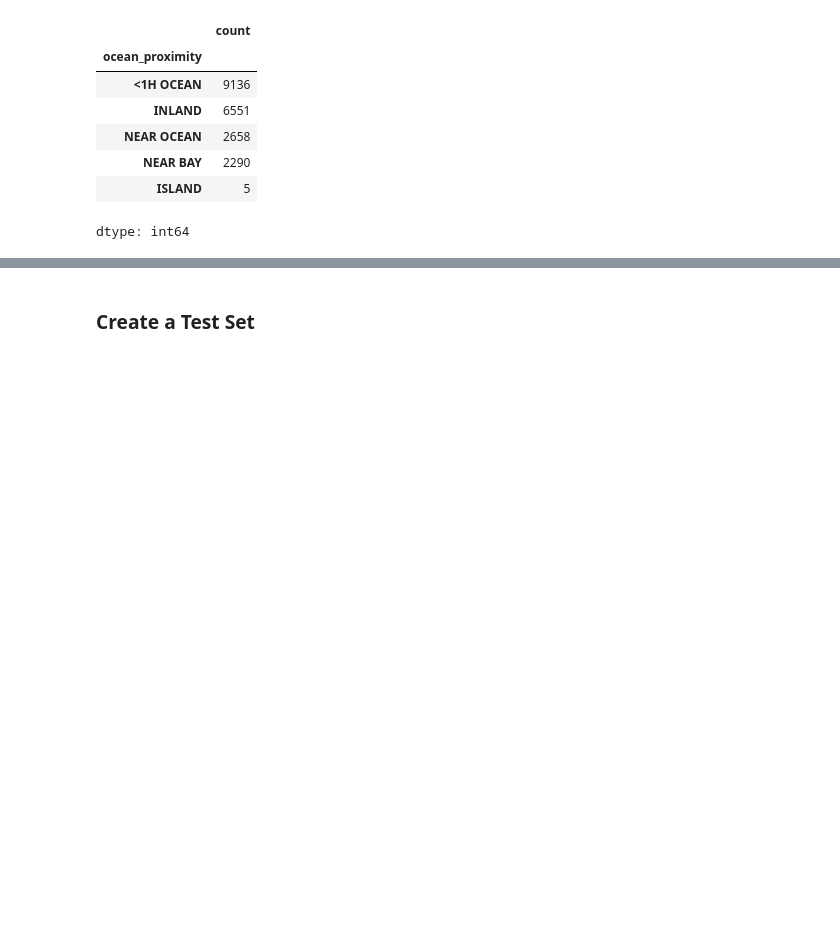
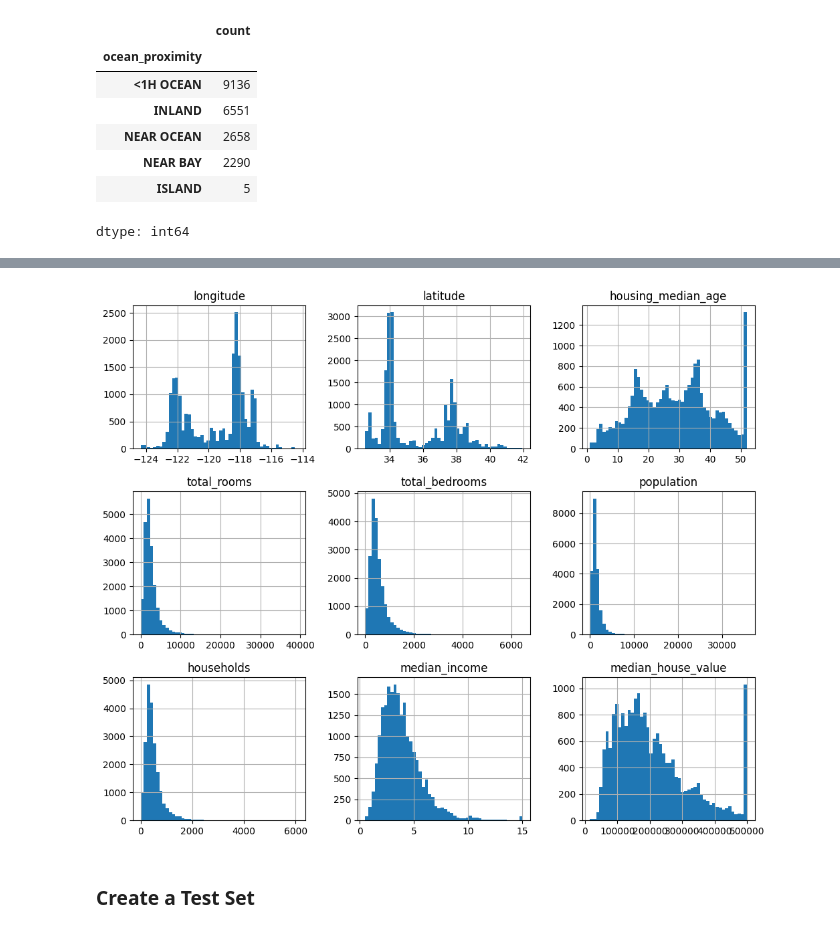
Before and after one commit to amannraawat/learning-ml-hands-on, a Jupyter notebook: 02_end_to_end_machine_learning_project.ipynb, the cells around one changed output, grey strips where cells are left out. Drawn from its saved outputs; the diff is of its cells as text; code cells hidden in the pictures; blank space fills up the shorter version.

```diff
--- a/02_end_to_end_machine_learning_project.ipynb
+++ b/02_end_to_end_machine_learning_project.ipynb
@@ -99,10 +99,12 @@ def save_fig(fig_id, tight_layout=True, fig_extension="png", resolution=300):
 # %%
 import matplotlib.pyplot as plt
 
 # hist method plots a histogram for each numerical attribute in the whole dataset
-# housing.hist(bins=50, figsize=(12,10))
+housing.hist(bins=50, figsize=(12,10))
 # save_fig("attribute_histogram_plots")
-# plt.show()
+plt.show()
+# %% [output]
+[figure, added]
 # %% [markdown]
 ### Create a Test Set
 # %%
```
Also changed, not shown: parts of 32 cells of this notebook.
